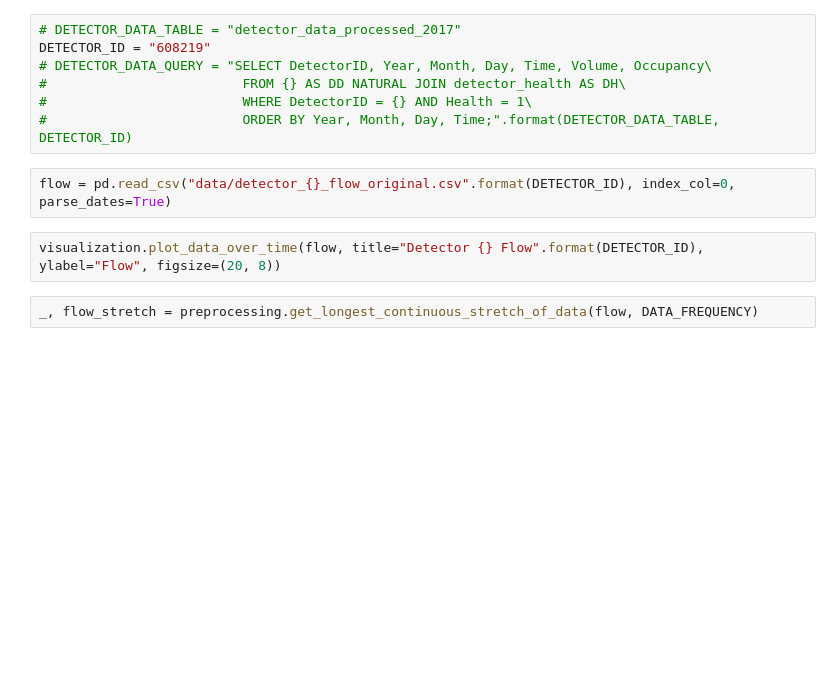
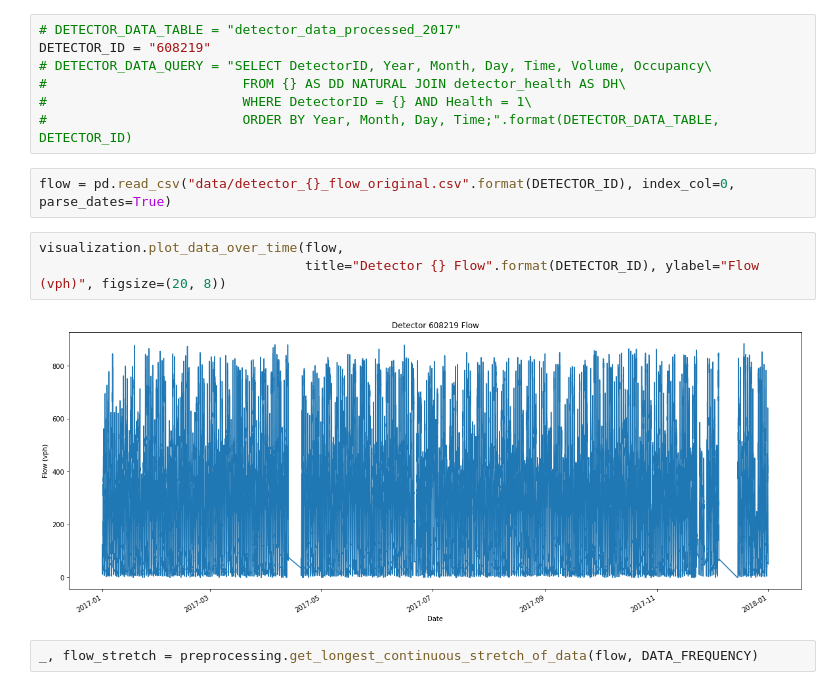
Before and after one commit to victorchan314/arterial_traffic_flow_predictor, a Jupyter notebook: imputation.ipynb, the cells around one changed output. Cells and saved outputs as stored; diff of their text form; blank space fills up the shorter version.

```diff
--- a/imputation.ipynb
+++ b/imputation.ipynb
@@ -25,7 +25,10 @@ DETECTOR_ID = "608219"
 # %%
 flow = pd.read_csv("data/detector_{}_flow_original.csv".format(DETECTOR_ID), index_col=0, parse_dates=True)
 # %%
-visualization.plot_data_over_time(flow, title="Detector {} Flow".format(DETECTOR_ID), ylabel="Flow", figsize=(20, 8))
+visualization.plot_data_over_time(flow,
+                                  title="Detector {} Flow".format(DETECTOR_ID), ylabel="Flow (vph)", figsize=(20, 8))
+# %% [output]
+[figure, added]
 # %%
 _, flow_stretch = preprocessing.get_longest_continuous_stretch_of_data(flow, DATA_FREQUENCY)
 # %%
```
Also changed, not shown: parts of 4 cells of this notebook.
